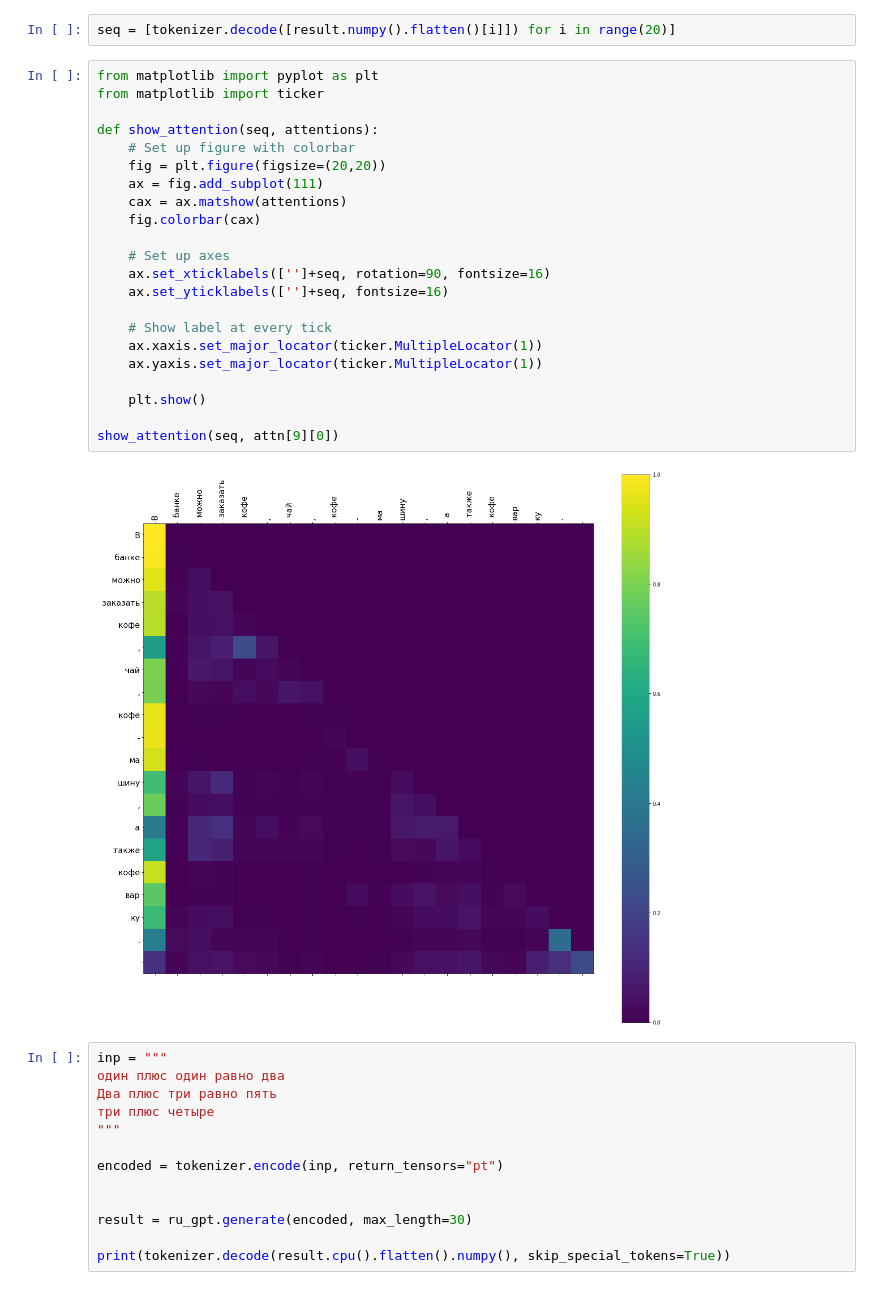
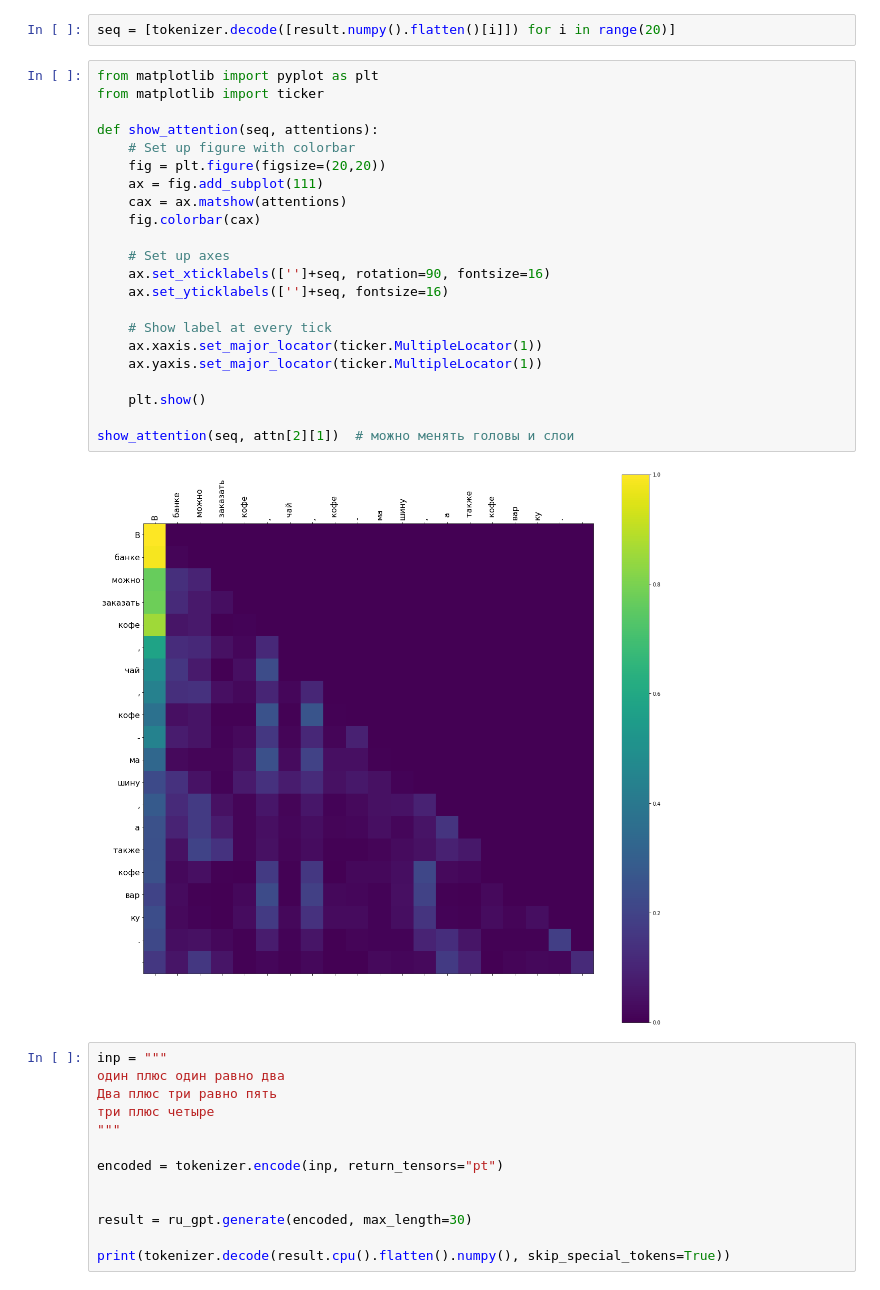
Before and after one commit to Uniholder/DeepLearningSchool, a Jupyter notebook: 2_semester/6_Transformers/GPT.ipynb, the cells around one changed output. Cells and saved outputs as stored; diff of their text form.

```diff
--- a/2_semester/6_Transformers/GPT.ipynb
+++ b/2_semester/6_Transformers/GPT.ipynb
@@ -379,27 +387,27 @@ seq = [tokenizer.decode([result.numpy().flatten()[i]]) for i in range(20)]
 # %%
 from matplotlib import pyplot as plt
 from matplotlib import ticker
 
 def show_attention(seq, attentions):
     # Set up figure with colorbar
     fig = plt.figure(figsize=(20,20))
     ax = fig.add_subplot(111)
     cax = ax.matshow(attentions)
     fig.colorbar(cax)
 
     # Set up axes
     ax.set_xticklabels(['']+seq, rotation=90, fontsize=16)
     ax.set_yticklabels(['']+seq, fontsize=16)
 
     # Show label at every tick
     ax.xaxis.set_major_locator(ticker.MultipleLocator(1))
     ax.yaxis.set_major_locator(ticker.MultipleLocator(1))
 
     plt.show()
 
-show_attention(seq, attn[9][0])
+show_attention(seq, attn[2][1])  # можно менять головы и слои
 # %% [output]
-[figure, old version]
+[figure, new version]
 # %%
 inp = """
 один плюс один равно два
```
Also changed, not shown: parts of 8 cells of this notebook.
